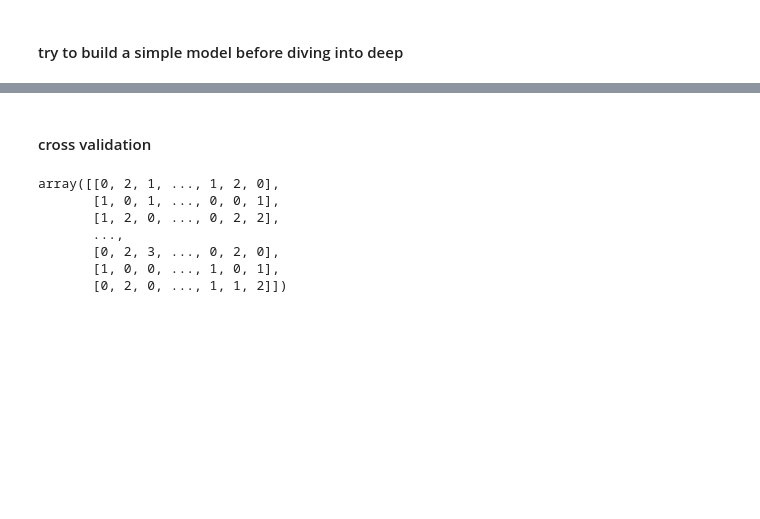
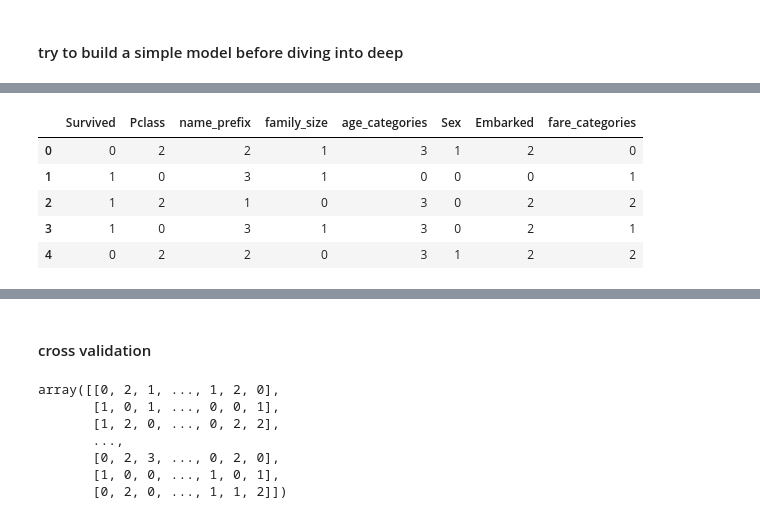
Before and after one commit to tomgatech/kaggle, a Jupyter notebook: titanic/improved_titanic_notebook.ipynb, the cells around one changed output, grey strips where cells are left out. Saved outputs shown, nothing was run; the diff lists cells and outputs as text; code cells hidden in the pictures; blank space fills up the shorter version.

```diff
--- a/titanic/improved_titanic_notebook.ipynb
+++ b/titanic/improved_titanic_notebook.ipynb
@@ -334,0 +420,9 @@ titanic_df_feature.head(5)
+# %%
+titanic_df_feature.head(5)
+# %% [output]
+|  | Survived | Pclass | name_prefix | family_size | age_categories | Sex | Embarked | fare_categories |
+| 0 | 0 | 2 | 2 | 1 | 3 | 1 | 2 | 0 |
+| 1 | 1 | 0 | 3 | 1 | 0 | 0 | 0 | 1 |
+| 2 | 1 | 2 | 1 | 0 | 3 | 0 | 2 | 2 |
+| 3 | 1 | 0 | 3 | 1 | 3 | 0 | 2 | 1 |
+| 4 | 0 | 2 | 2 | 0 | 3 | 1 | 2 | 2 |
```
Also changed, not shown: parts of 26 cells of this notebook.
